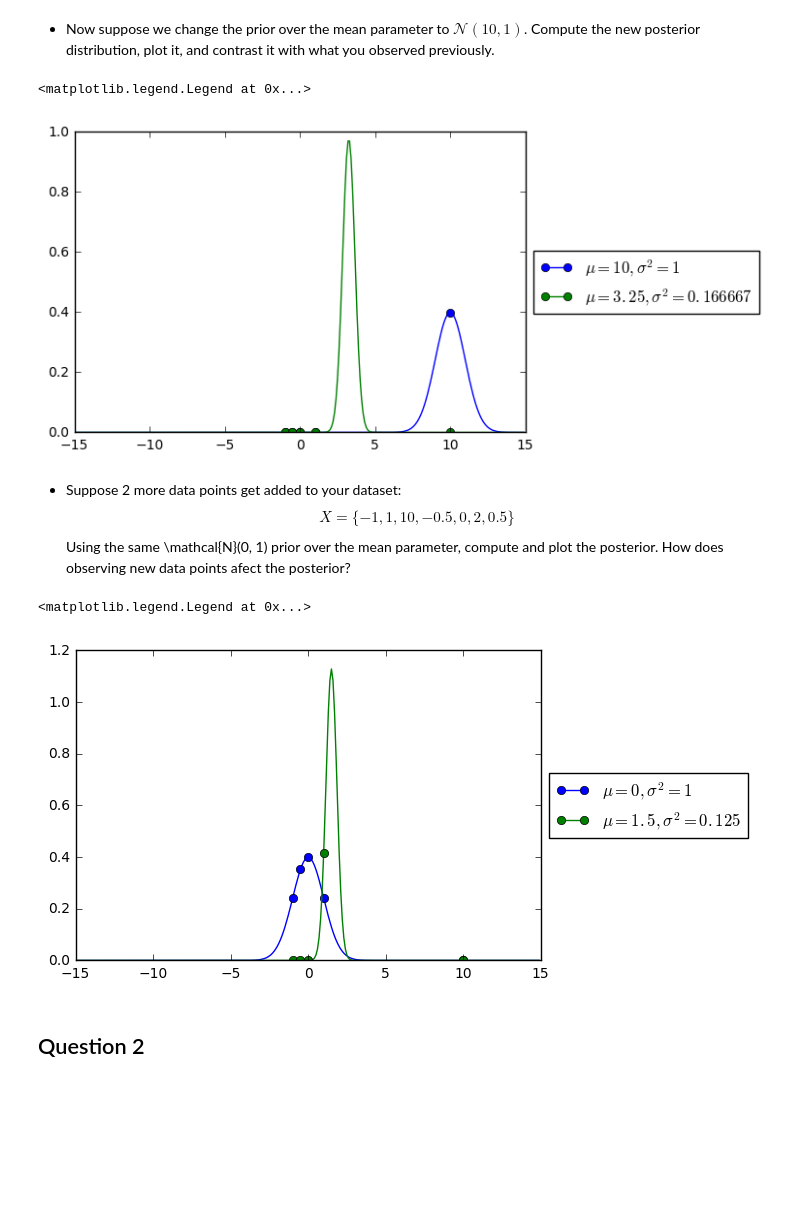
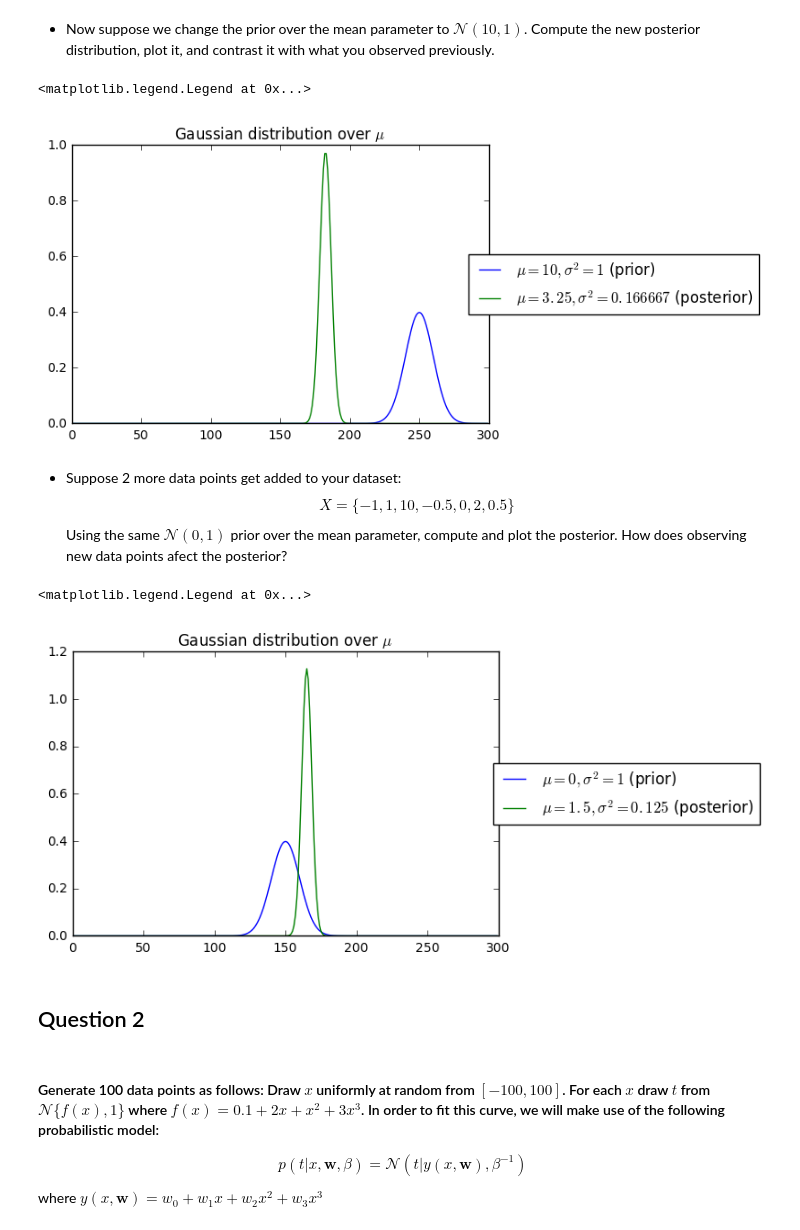
Before and after one commit to ljishen/ml-expt, a Jupyter notebook: hw2/figure.ipynb, the cells around one changed output. Cells and saved outputs as stored; diff of their text form; code cells hidden in the pictures; blank space fills up the shorter version.

```diff
--- a/hw2/figure.ipynb
+++ b/hw2/figure.ipynb
@@ -12,16 +12,21 @@ import numpy as np
 import matplotlib.pyplot as plt
 
 def gaussian(x, mu, var):
-    return (1 / np.sqrt(2 * np.pi * var)) * np.exp( - (x - mu)**2 / (2 * var) )
+    return (1.0 / np.sqrt(2 * np.pi * var)) * np.exp( - (x - mu)**2 / (2 * var) )
 
 x = [-1, 1, 10, -0.5, 0]
 r = np.arange(-15, 15, 0.1)
 l = sorted(set(np.append(r, x)))
 p = np.asarray(l)
 
-for mu, var in [(1.9, 16.84), (1.9, 21.05), (-0.125, 0.546875), (-0.125, 0.729167)]:
-    plt.plot(p, gaussian(p, mu, var), '-o', markevery=[l.index(e) for e in x], label=r'$\mu=' + str(mu) + ', \sigma^{2}=' + str(var) + '$')
+plt.title('Gaussian distribution over $ x $')
 
-plt.legend(loc='center left', bbox_to_anchor=(1, 0.5))
+for mu, var, note in [(1.9, 16.84, 'biased variance with outlier'),
+                      (1.9, 21.05, 'unbiased variance with outlier'),
+                      (-0.125, 0.546875, 'biased variance without outlier'),
+                      (-0.125, 0.729167, 'unbiased variance without outlier')]:
+        plt.plot(p, gaussian(p, mu, var), '-o', markevery=[l.index(e) for e in x], label=r'$\mu=' + str(mu) + ', \sigma^{2}=' + str(var) + '$ (' + note + ')')
+
+plt.legend(loc='center', bbox_to_anchor=(1.3, 0.5))
 # %% [output]
 <matplotlib.legend.Legend at 0x...>
@@ -31,7 +36,10 @@ plt.legend(loc='center left', bbox_to_anchor=(1, 0.5))
 # %%
-for mu, var in [(0, 1), (1.583333, 0.166667)]:
-    plt.plot(p, gaussian(p, mu, var), '-o', markevery=[l.index(e) for e in x], label=r'$\mu=' + str(mu) + ', \sigma^{2}=' + str(var) + '$')
+plt.title('Gaussian distribution over $ \mu $')
 
-plt.legend(loc='center left', bbox_to_anchor=(1, 0.5))
+for mu, var, note in [(0, 1, 'prior'),
+                      (1.583333, 0.166667, 'posterior')]:
+    plt.plot(gaussian(r, mu, var), label=r'$\mu=' + str(mu) + ', \sigma^{2}=' + str(var) + '$ (' + note + ')')
+
+plt.legend(loc='center', bbox_to_anchor=(1.3, 0.5))
 # %% [output]
 <matplotlib.legend.Legend at 0x...>
@@ -39,23 +47,33 @@ plt.legend(loc='center left', bbox_to_anchor=(1, 0.5))
 # %% [markdown]
 - Now suppose we change the prior over the mean parameter to $ \mathcal{N}(10, 1) $. Compute the new posterior distribution, plot it, and contrast it with what you observed previously.
 # %%
-for mu, var in [(10, 1), (3.25, 0.166667)]:
-    plt.plot(p, gaussian(p, mu, var), '-o', markevery=[l.index(e) for e in x], label=r'$\mu=' + str(mu) + ', \sigma^{2}=' + str(var) + '$')
+plt.title('Gaussian distribution over $ \mu $')
 
-plt.legend(loc='center left', bbox_to_anchor=(1, 0.5))
+for mu, var, note in [(10, 1, 'prior'),
+                      (3.25, 0.166667, 'posterior')]:
+    plt.plot(gaussian(r, mu, var), label=r'$\mu=' + str(mu) + ', \sigma^{2}=' + str(var) + '$ (' + note + ')')
+
+plt.legend(loc='center', bbox_to_anchor=(1.3, 0.5))
 # %% [output]
 <matplotlib.legend.Legend at 0x...>
-[figure, old version]
+[figure, new version]
 # %% [markdown]
 - Suppose 2 more data points get added to your dataset: $$ X = \{-1, 1, 10, -0.5, 0, 2, 0.5 \}$$
-Using the same \mathcal{N}(0, 1) prior over the mean parameter, compute and plot the posterior. How does observing new data points afect the posterior?
+Using the same $ \mathcal{N}(0, 1) $ prior over the mean parameter, compute and plot the posterior. How does observing new data points afect the posterior?
 # %%
-for mu, var in [(0, 1), (1.5, 0.125)]:
-    plt.plot(p, gaussian(p, mu, var), '-o', markevery=[l.index(e) for e in x], label=r'$\mu=' + str(mu) + ', \sigma^{2}=' + str(var) + '$')
+plt.title('Gaussian distribution over $ \mu $')
 
-plt.legend(loc='center left', bbox_to_anchor=(1, 0.5))
+for mu, var, note in [(0, 1, 'prior'),
+                      (1.5, 0.125, 'posterior')]:
+        plt.plot(gaussian(r, mu, var), label=r'$\mu=' + str(mu) + ', \sigma^{2}=' + str(var) + '$ (' + note + ')')
+
+plt.legend(loc='center', bbox_to_anchor=(1.3, 0.5))
 # %% [output]
 <matplotlib.legend.Legend at 0x...>
-[figure, old version]
+[figure, new version]
 # %% [markdown]
 ## Question 2
+# %% [markdown]
+#### Generate 100 data points as follows: Draw $ x $ uniformly at random from $ \left[-100, 100\right] $. For each $ x $ draw $ t $ from $ \mathcal{N}\{f(x), 1\} $ where $ f(x) = 0.1 + 2x + x^{2} + 3x^{3} $. In order to fit this curve, we will make use of the following probabilistic model:
+$$ p(t | x, \textbf{w}, \beta)=\mathcal{N}(t | y(x,\textbf{w}), \beta^{-1}) $$
+where $ y(x, \textbf{w})=w_{0} + w_{1}x + w_{2}x^{2} + w_{3}x^{3} $
```
Also changed, not shown: parts of 6 cells of this notebook.
